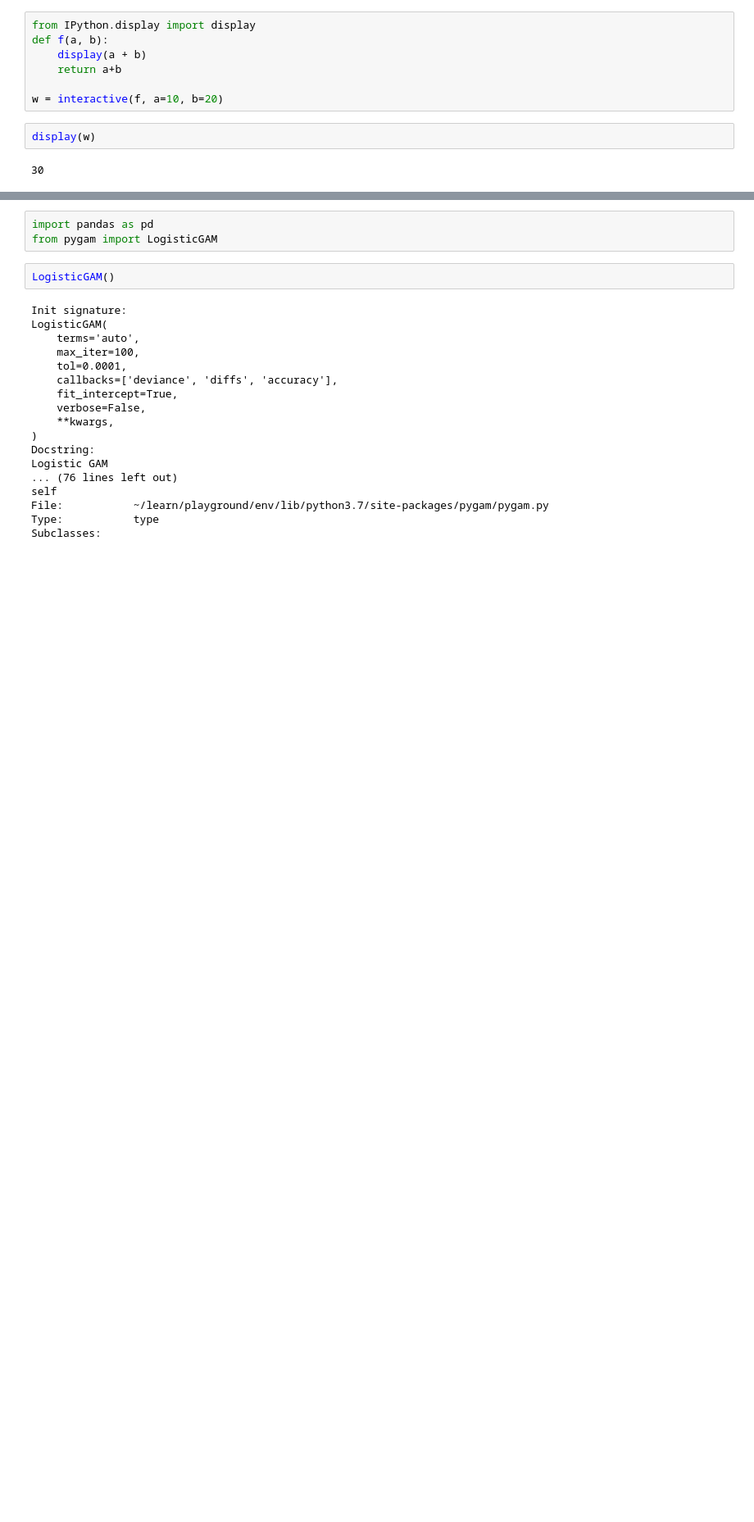
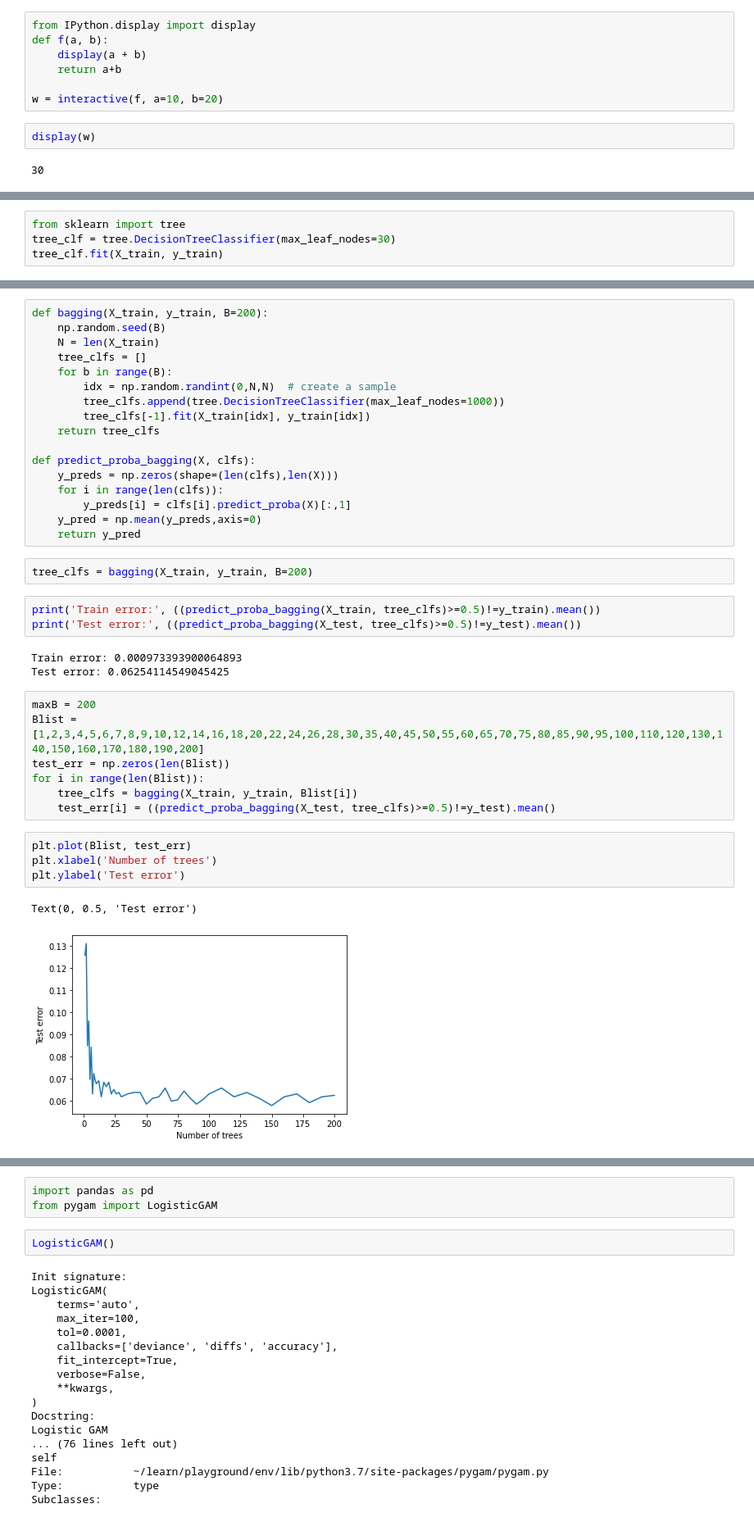
Before and after one commit to yuchenj90/playground, a Jupyter notebook: notebooks/ML/Tree_model.ipynb, the cells around one changed output, grey strips where cells are left out. Shown at 82% size. Cells and saved outputs as stored; diff of their text form; blank space fills up the shorter version.

```diff
--- a/notebooks/ML/Tree_model.ipynb
+++ b/notebooks/ML/Tree_model.ipynb
@@ -174,0 +165,4 @@ len(X_test)
+# %%
+from sklearn import tree
+tree_clf = tree.DecisionTreeClassifier(max_leaf_nodes=30)
+tree_clf.fit(X_train, y_train)
@@ -174,0 +185,39 @@ len(X_test)
+# %%
+def bagging(X_train, y_train, B=200):
+    np.random.seed(B)
+    N = len(X_train)
+    tree_clfs = []
+    for b in range(B):
+        idx = np.random.randint(0,N,N)  # create a sample
+        tree_clfs.append(tree.DecisionTreeClassifier(max_leaf_nodes=1000))
+        tree_clfs[-1].fit(X_train[idx], y_train[idx])
+    return tree_clfs
+
+def predict_proba_bagging(X, clfs):
+    y_preds = np.zeros(shape=(len(clfs),len(X)))
+    for i in range(len(clfs)):
+        y_preds[i] = clfs[i].predict_proba(X)[:,1]
+    y_pred = np.mean(y_preds,axis=0)
+    return y_pred
+# %%
+tree_clfs = bagging(X_train, y_train, B=200)
+# %%
+print('Train error:', ((predict_proba_bagging(X_train, tree_clfs)>=0.5)!=y_train).mean())
+print('Test error:', ((predict_proba_bagging(X_test, tree_clfs)>=0.5)!=y_test).mean())
+# %% [output]
+Train error: 0.000973393900064893
+Test error: 0.06254114549045425
+# %%
+maxB = 200
+Blist = [1,2,3,4,5,6,7,8,9,10,12,14,16,18,20,22,24,26,28,30,35,40,45,50,55,60,65,70,75,80,85,90,95,100,110,120,130,140,150,160,170,180,190,200]
+test_err = np.zeros(len(Blist))
+for i in range(len(Blist)):
+    tree_clfs = bagging(X_train, y_train, Blist[i])
+    test_err[i] = ((predict_proba_bagging(X_test, tree_clfs)>=0.5)!=y_test).mean()
+# %%
+plt.plot(Blist, test_err)
+plt.xlabel('Number of trees')
+plt.ylabel('Test error')
+# %% [output]
+Text(0, 0.5, 'Test error')
+[figure, added]
```
Also changed, not shown: parts of 34 cells of this notebook, 5 other files.
